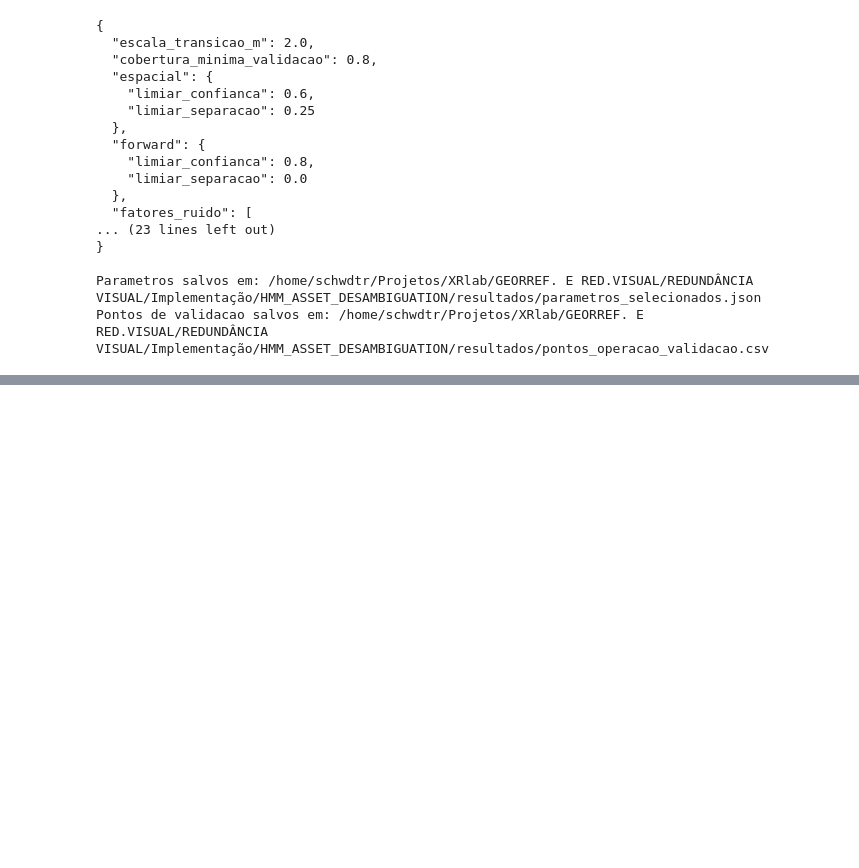
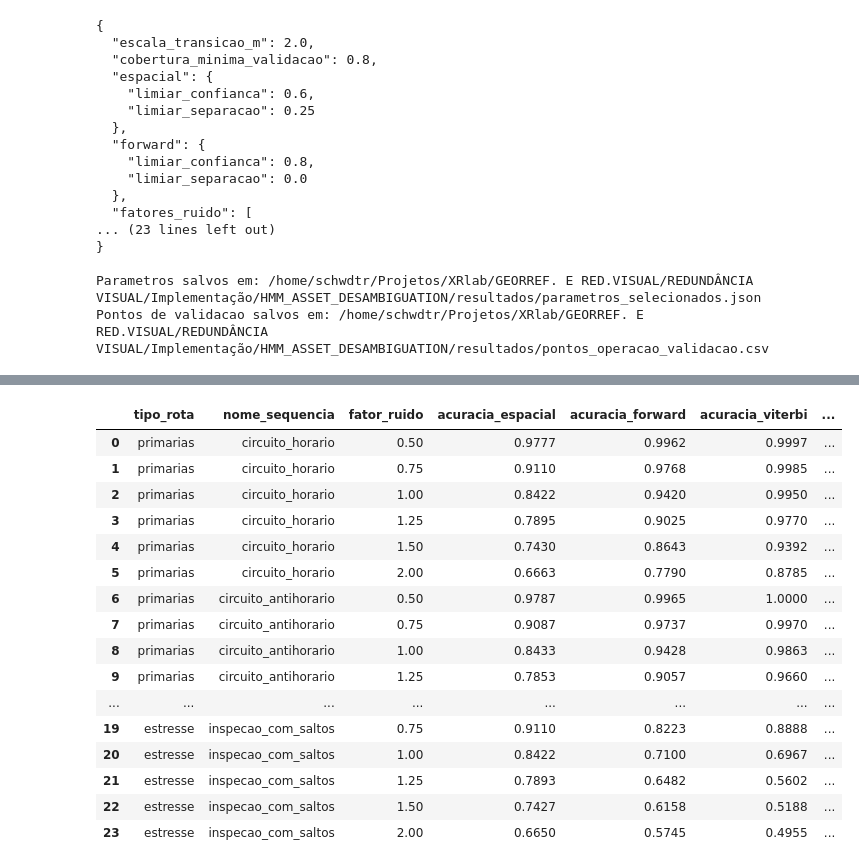
Before and after one commit to gabrieldutraschwaab/asset-disambiguation-hmm, a Jupyter notebook: notebooks/01_cenario_sintetico.ipynb, the cells around one changed output, grey strips where cells are left out. Cells and saved outputs as stored; diff of their text form; code cells hidden in the pictures; blank space fills up the shorter version.

Commit message:
Registra teste final e analise estatistica

```diff
--- a/notebooks/01_cenario_sintetico.ipynb
+++ b/notebooks/01_cenario_sintetico.ipynb
@@ -2846,0 +3650,65 @@ Pontos de validacao salvos em: /home/schwdtr/Projetos/XRlab/GEORREF. E RED.VISUA
+# %%
+resumo_rota_ruido_teste = (
+    resultados_teste_analise
+    .groupby(
+        [
+            "tipo_rota",
+            "nome_sequencia",
+            "fator_ruido",
+        ],
+        sort=False,
+    )[colunas_acerto]
+    .mean()
+    .rename(
+        columns={
+            "acerto_espacial": "acuracia_espacial",
+            "acerto_forward": "acuracia_forward",
+            "acerto_viterbi": "acuracia_viterbi",
+        }
+    )
+    .reset_index()
+)
+
+resumo_rota_ruido_teste[
+    "ganho_forward_pp"
+] = (
+    resumo_rota_ruido_teste[
+        "acuracia_forward"
+    ]
+    - resumo_rota_ruido_teste[
+        "acuracia_espacial"
+    ]
+) * 100
+
+resumo_rota_ruido_teste[
+    "ganho_viterbi_pp"
+] = (
+    resumo_rota_ruido_teste[
+        "acuracia_viterbi"
+    ]
+    - resumo_rota_ruido_teste[
+        "acuracia_espacial"
+    ]
+) * 100
+
+display(
+    resumo_rota_ruido_teste.round(4)
+)
+# %% [output]
+|  | tipo_rota | nome_sequencia | fator_ruido | acuracia_espacial | acuracia_forward | acuracia_viterbi | ... |
+| 0 | primarias | circuito_horario | 0.50 | 0.9777 | 0.9962 | 0.9997 | ... |
+| 1 | primarias | circuito_horario | 0.75 | 0.9110 | 0.9768 | 0.9985 | ... |
+| 2 | primarias | circuito_horario | 1.00 | 0.8422 | 0.9420 | 0.9950 | ... |
+| 3 | primarias | circuito_horario | 1.25 | 0.7895 | 0.9025 | 0.9770 | ... |
+| 4 | primarias | circuito_horario | 1.50 | 0.7430 | 0.8643 | 0.9392 | ... |
+| 5 | primarias | circuito_horario | 2.00 | 0.6663 | 0.7790 | 0.8785 | ... |
+| 6 | primarias | circuito_antihorario | 0.50 | 0.9787 | 0.9965 | 1.0000 | ... |
+| 7 | primarias | circuito_antihorario | 0.75 | 0.9087 | 0.9737 | 0.9970 | ... |
+| 8 | primarias | circuito_antihorario | 1.00 | 0.8433 | 0.9428 | 0.9863 | ... |
+| 9 | primarias | circuito_antihorario | 1.25 | 0.7853 | 0.9057 | 0.9660 | ... |
+| ... | ... | ... | ... | ... | ... | ... | ... |
+| 19 | estresse | inspecao_com_saltos | 0.75 | 0.9110 | 0.8223 | 0.8888 | ... |
+| 20 | estresse | inspecao_com_saltos | 1.00 | 0.8422 | 0.7100 | 0.6967 | ... |
+| 21 | estresse | inspecao_com_saltos | 1.25 | 0.7893 | 0.6482 | 0.5602 | ... |
+| 22 | estresse | inspecao_com_saltos | 1.50 | 0.7427 | 0.6158 | 0.5188 | ... |
+| 23 | estresse | inspecao_com_saltos | 2.00 | 0.6650 | 0.5745 | 0.4955 | ... |
```
Also changed, not shown: parts of 26 cells of this notebook, 17 other files.
